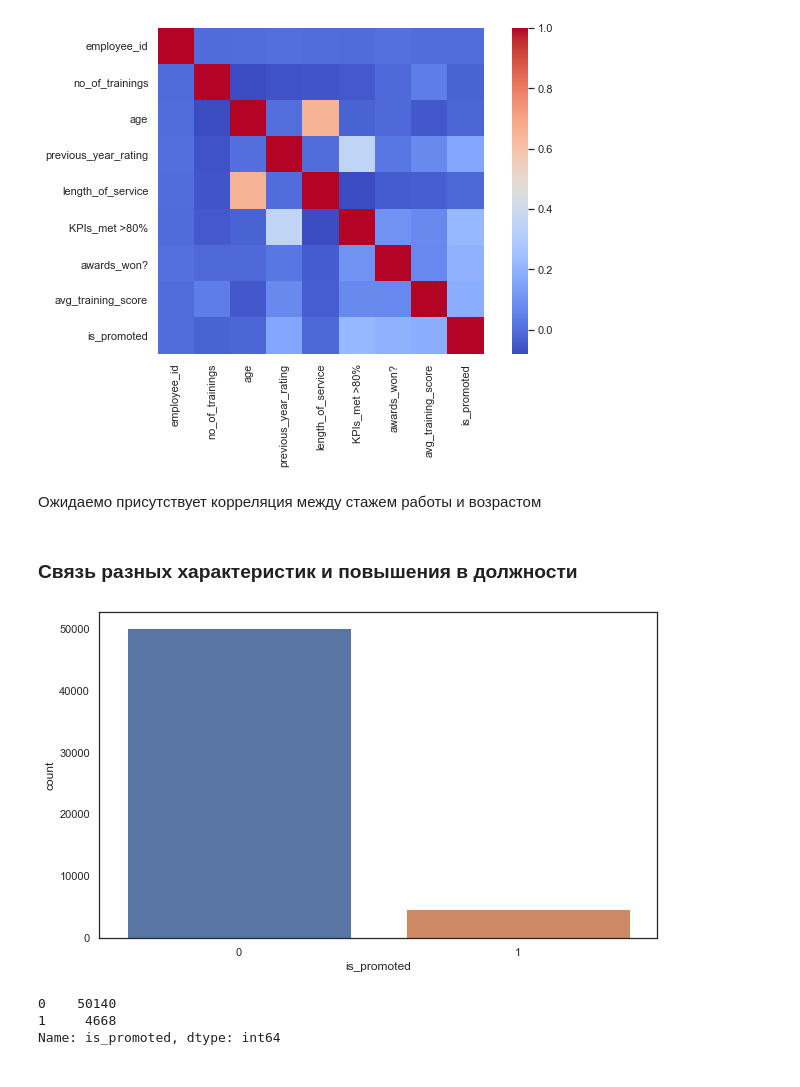
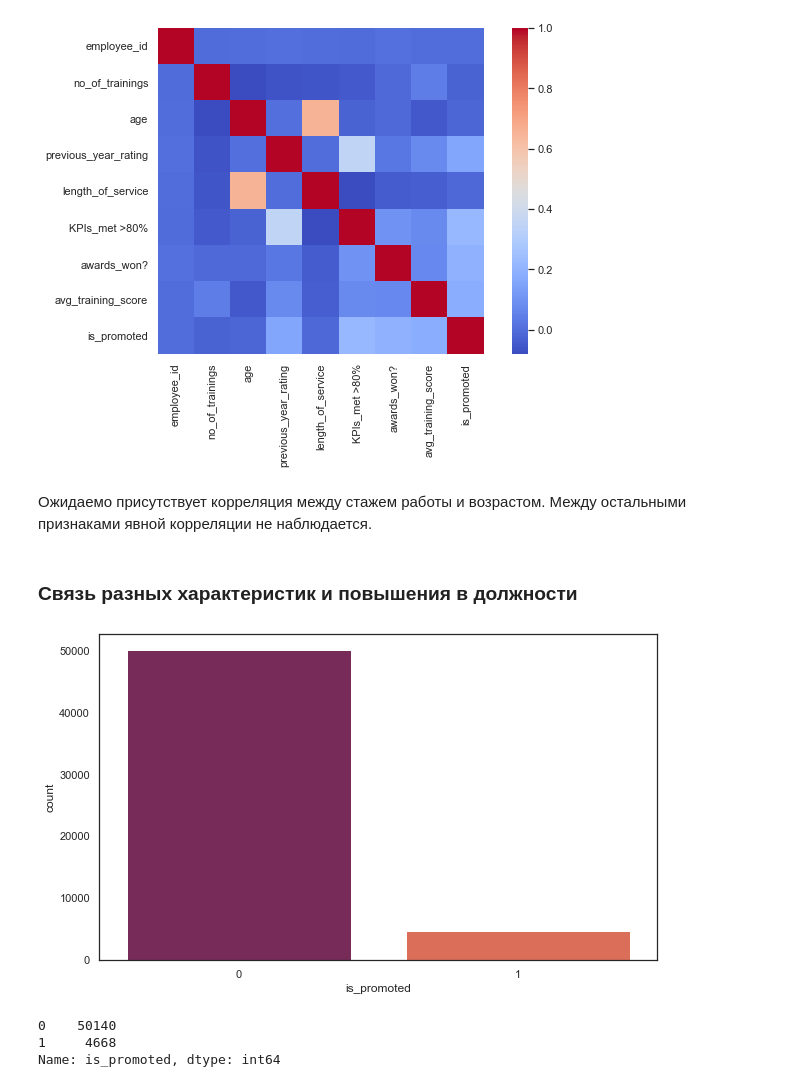
Before and after one commit to ivanvikhrev/ML-HR-analysis-case-study, a Jupyter notebook: model.ipynb, the cells around one changed output. Saved outputs shown, nothing was run; the diff lists cells and outputs as text; code cells hidden in the pictures.

```diff
--- a/model.ipynb
+++ b/model.ipynb
@@ -110,7 +110,7 @@ data.describe(include=['object'])
 # %% [markdown]
 ## Визуализация данных
 # %%
-sns.set(style = 'white', rc={'figure.figsize':(10, 6)}, palette ='deep')
+sns.set(style = 'white', rc={'figure.figsize':(10, 6)})
 # %% [markdown]
 ### Поло-возрастной состав компании.
 # %%
@@ -324,14 +395,14 @@ pass
 # %% [output]
 [figure]
 # %% [markdown]
-Ожидаемо присутствует корреляция между стажем работы и возрастом
+Ожидаемо присутствует корреляция между стажем работы и возрастом. Между остальными признаками явной корреляции не наблюдается.
 # %% [markdown]
 ### Связь разных характеристик и повышения в должности
 # %%
-sns.countplot(x='is_promoted', data = data)
+sns.countplot(x='is_promoted', palette = 'rocket', data = data)
 pass
 # %% [output]
-[figure, old version]
+[figure, new version]
 # %%
 data['is_promoted'].value_counts()
 # %% [output]
```
Also changed, not shown: parts of 100 cells of this notebook.
